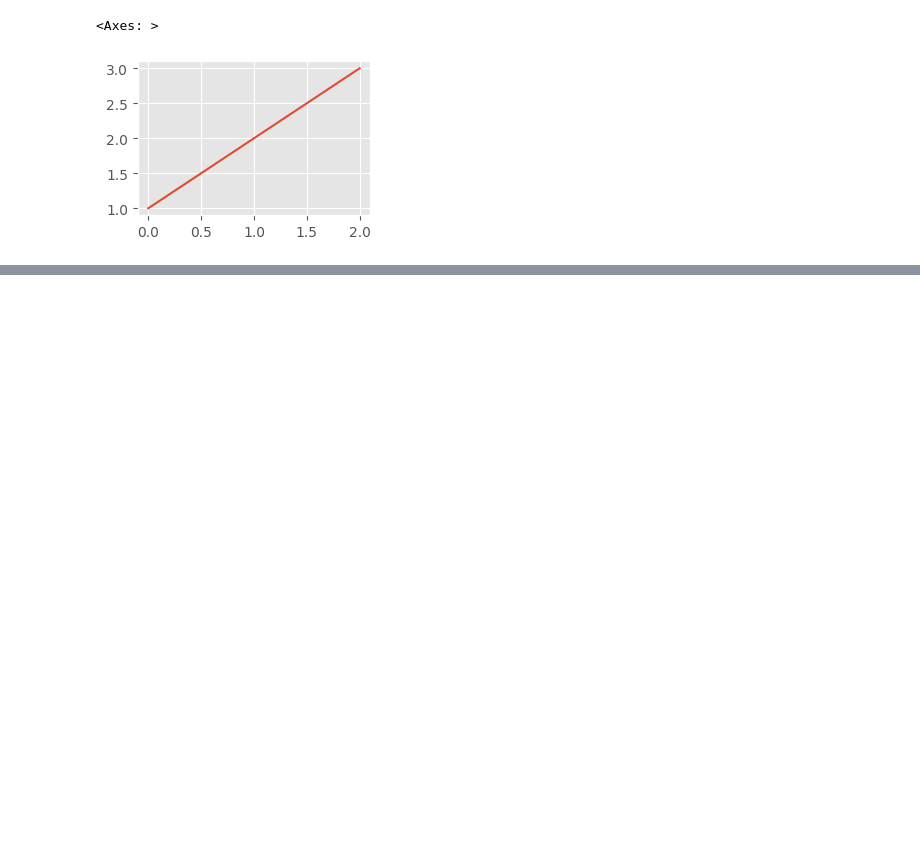
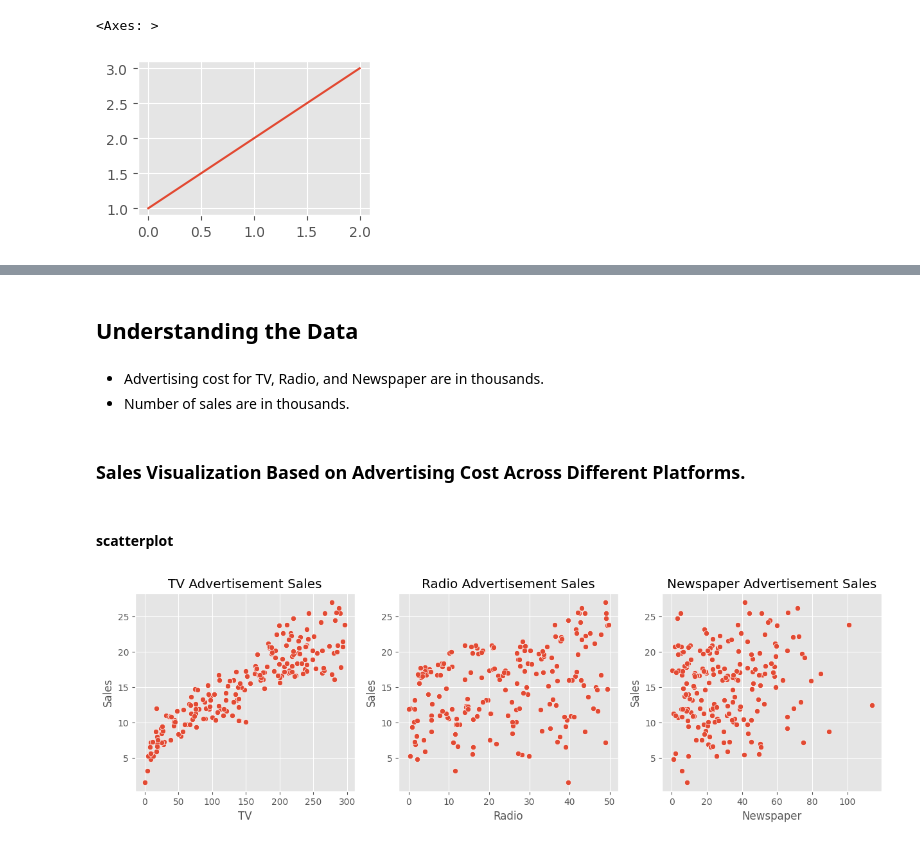
Before and after one commit to BrianK64/Microsoft_AI_School, a Jupyter notebook: Machine_Learning/Ad_Sales_Analysis.ipynb, the cells around one changed output, grey strips where cells are left out. Drawn from its saved outputs; the diff is of its cells as text; code cells hidden in the pictures; blank space fills up the shorter version.

Commit message:
Advertisement Sales data understanding and visualization

```diff
--- a/Machine_Learning/Ad_Sales_Analysis.ipynb
+++ b/Machine_Learning/Ad_Sales_Analysis.ipynb
@@ -23,0 +71,30 @@ df = pd.read_csv('https://raw.githubusercontent.com/JayoungKim-ai/ML_dataset/mai
+# %% [markdown]
+## Understanding the Data
+# %% [markdown]
+* Advertising cost for TV, Radio, and Newspaper are in thousands.
+* Number of sales are in thousands.
+# %% [markdown]
+### Sales Visualization Based on Advertising Cost Across Different Platforms.
+# %% [markdown]
+#### scatterplot
+# %%
+plt.figure(figsize=(15, 4))
+
+# Platform: TV
+plt.subplot(1, 3, 1)    # First ploft of a grid with 1 row, 3 columns
+sns.scatterplot(data = df, x = "TV", y = "Sales")
+plt.title("TV Advertisement Sales")
+
+# Platform: Radio
+plt.subplot(1, 3, 2)    # Second ploft of a grid with 1 row, 3 columns
+sns.scatterplot(data = df, x = "Radio", y = "Sales")
+plt.title("Radio Advertisement Sales")
+
+# Platform: Newspaper
+plt.subplot(1, 3, 3)    # Third ploft of a grid with 1 row, 3 columns
+sns.scatterplot(data = df, x = "Newspaper", y = "Sales")
+plt.title("Newspaper Advertisement Sales")
+
+plt.show()
+# %% [output]
+[figure, added]
```
Also changed, not shown: parts of 16 cells of this notebook.
